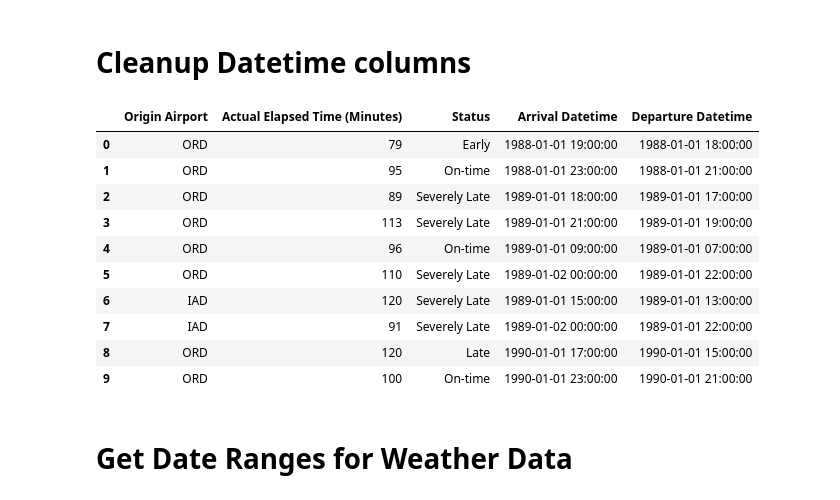
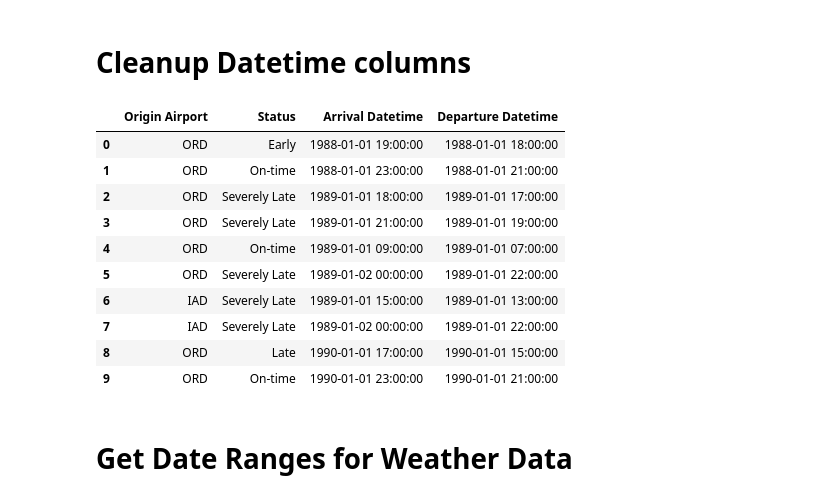
Before and after one commit to rahulkulhalli/CIS600, a Jupyter notebook: main_v2.ipynb, the cells around one changed output. Saved outputs shown, nothing was run; the diff lists cells and outputs as text; code cells hidden in the pictures.

```diff
--- a/main_v2.ipynb
+++ b/main_v2.ipynb
@@ -104,29 +105,30 @@ flight_data.head(10)
 # %%
 # Drop more unnecessary date columns
 flight_data.drop(columns=[
     'Date (MM/DD/YYYY)',
     'Actual Arrival Time',
-    'Actual Elapsed Time'
+    'Actual Elapsed Time',
+    'Actual Elapsed Time (Minutes)'
 ], inplace=True)
 
 # Round to the nearest hour for the weather data
 flight_data['Arrival Datetime'] = flight_data['Arrival Datetime'].dt.round("H")
 flight_data['Departure Datetime'] = flight_data['Departure Datetime'].dt.round("H")
 
 # Show 10 rows of the dataframe
 flight_data.head(10)
 # %% [output]
-|  | Origin Airport | Actual Elapsed Time (Minutes) | Status | Arrival Datetime | Departure Datetime |
-| 0 | ORD | 79 | Early | 1988-01-01 19:00:00 | 1988-01-01 18:00:00 |
-| 1 | ORD | 95 | On-time | 1988-01-01 23:00:00 | 1988-01-01 21:00:00 |
-| 2 | ORD | 89 | Severely Late | 1989-01-01 18:00:00 | 1989-01-01 17:00:00 |
-| 3 | ORD | 113 | Severely Late | 1989-01-01 21:00:00 | 1989-01-01 19:00:00 |
-| 4 | ORD | 96 | On-time | 1989-01-01 09:00:00 | 1989-01-01 07:00:00 |
-| 5 | ORD | 110 | Severely Late | 1989-01-02 00:00:00 | 1989-01-01 22:00:00 |
-| 6 | IAD | 120 | Severely Late | 1989-01-01 15:00:00 | 1989-01-01 13:00:00 |
-| 7 | IAD | 91 | Severely Late | 1989-01-02 00:00:00 | 1989-01-01 22:00:00 |
-| 8 | ORD | 120 | Late | 1990-01-01 17:00:00 | 1990-01-01 15:00:00 |
-| 9 | ORD | 100 | On-time | 1990-01-01 23:00:00 | 1990-01-01 21:00:00 |
+|  | Origin Airport | Status | Arrival Datetime | Departure Datetime |
+| 0 | ORD | Early | 1988-01-01 19:00:00 | 1988-01-01 18:00:00 |
+| 1 | ORD | On-time | 1988-01-01 23:00:00 | 1988-01-01 21:00:00 |
+| 2 | ORD | Severely Late | 1989-01-01 18:00:00 | 1989-01-01 17:00:00 |
+| 3 | ORD | Severely Late | 1989-01-01 21:00:00 | 1989-01-01 19:00:00 |
+| 4 | ORD | On-time | 1989-01-01 09:00:00 | 1989-01-01 07:00:00 |
+| 5 | ORD | Severely Late | 1989-01-02 00:00:00 | 1989-01-01 22:00:00 |
+| 6 | IAD | Severely Late | 1989-01-01 15:00:00 | 1989-01-01 13:00:00 |
+| 7 | IAD | Severely Late | 1989-01-02 00:00:00 | 1989-01-01 22:00:00 |
+| 8 | ORD | Late | 1990-01-01 17:00:00 | 1990-01-01 15:00:00 |
+| 9 | ORD | On-time | 1990-01-01 23:00:00 | 1990-01-01 21:00:00 |
 # %% [markdown]
 # Get Date Ranges for Weather Data
 # %%
```
Also changed, not shown: parts of 10 cells of this notebook, 22 other files.
